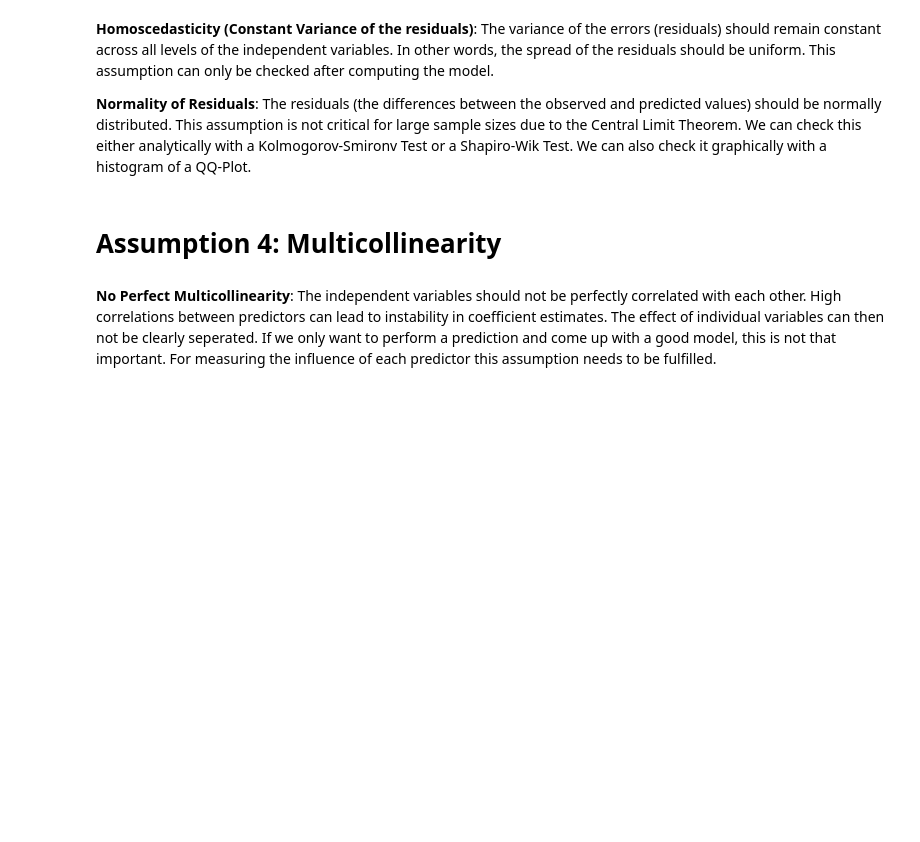
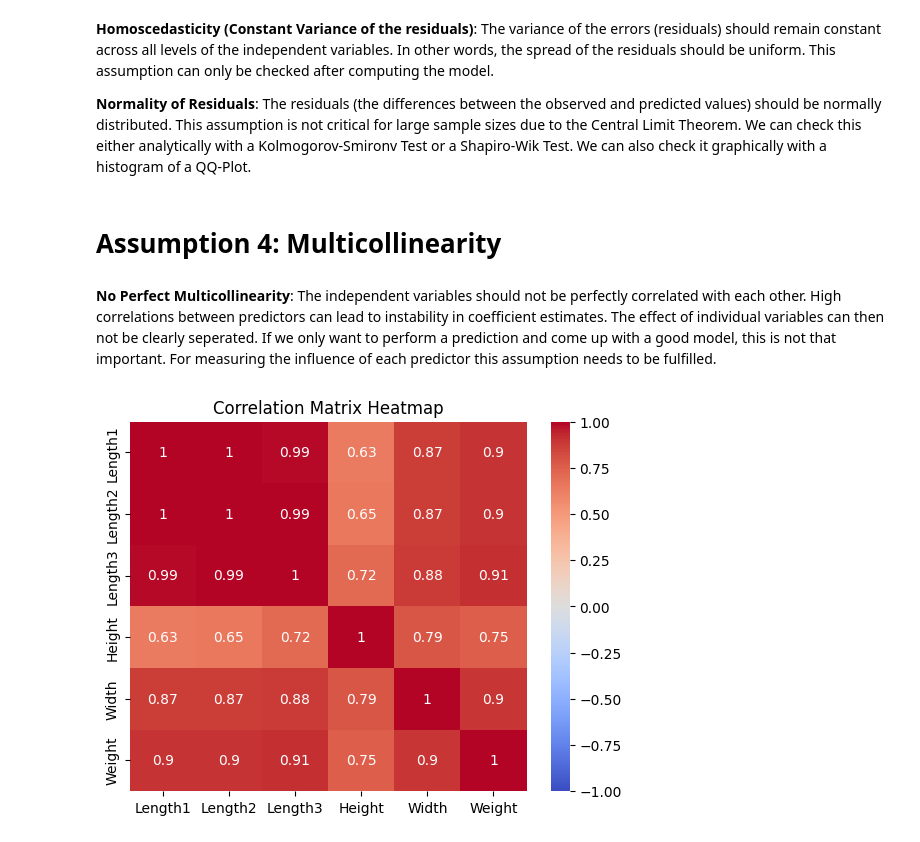
Before and after one commit to LukasNiederhaeuser/Machine_Learning, a Jupyter notebook: notebooks/fish_regression/02_EDA_Regression_Assumptions.ipynb, the cells around one changed output. Cells and saved outputs as stored; diff of their text form; code cells hidden in the pictures; blank space fills up the shorter version.

```diff
--- a/notebooks/fish_regression/02_EDA_Regression_Assumptions.ipynb
+++ b/notebooks/fish_regression/02_EDA_Regression_Assumptions.ipynb
@@ -47,3 +48,11 @@ plt.show()
 # Assumption 4: Multicollinearity
 # %% [markdown]
 **No Perfect Multicollinearity**: The independent variables should not be perfectly correlated with each other. High correlations between predictors can lead to instability in coefficient estimates. The effect of individual variables can then not be clearly seperated. If we only want to perform a prediction and come up with a good model, this is not that important. For measuring the influence of each predictor this assumption needs to be fulfilled.
+# %%
+# Create a correlation matrix
+correlation_matrix = df_train[["Length1", "Length2", "Length3", "Height", "Width", "Weight"]].corr()
+sns.heatmap(correlation_matrix, annot=True, cmap='coolwarm', vmin=-1, vmax=1)
+plt.title('Correlation Matrix Heatmap')
+plt.show()
+# %% [output]
+[figure, added]
```
Also changed, not shown: parts of 1 cell of this notebook, 4 other files.
